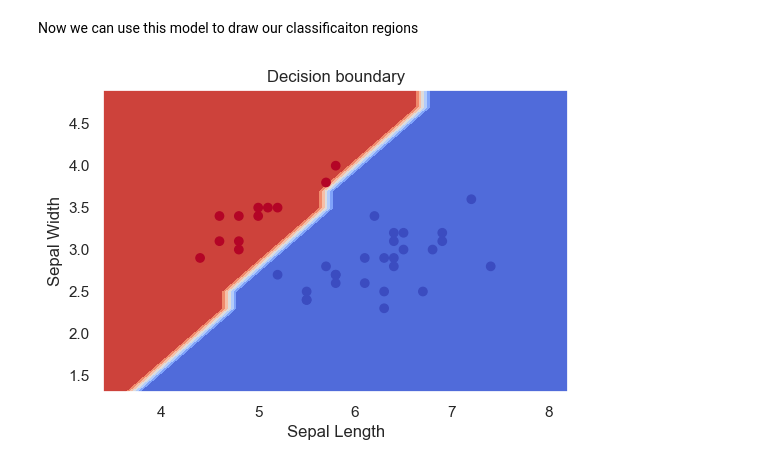
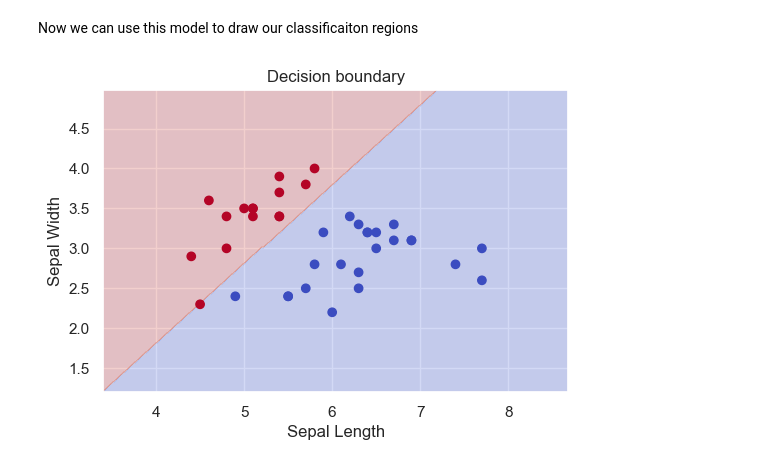
Before and after one commit to mnavjeev/ECON425-W21, a Jupyter notebook: Week 9/week9.ipynb, the cells around one changed output. Drawn from its saved outputs; the diff is of its cells as text; code cells hidden in the pictures.

```diff
--- a/Week 9/week9.ipynb
+++ b/Week 9/week9.ipynb
@@ -189,26 +189,26 @@ SVC(C=10000000000.0, cache_size=200, class_weight=None, coef0=0.0,
 # %% [markdown]
 Now we can use this model to draw our classificaiton regions
 # %%
-h=
+h= 0.02
 x_min, x_max = X_test_2D['sepal_length'].min() - 1, X_test_2D['sepal_length'].max() + 1
 y_min, y_max = X_test_2D['sepal_width'].min() - 1, X_test_2D['sepal_width'].max() + 1
 xx, yy = np.meshgrid(np.arange(x_min, x_max, h),
                      np.arange(y_min, y_max, h))
 # %%
-Z = model.predict(np.c_[xx.ravel(), yy.ravel()])
+Z = model_2D.predict(np.c_[xx.ravel(), yy.ravel()])
 
 # Put the result into a color plot
 Z = Z.reshape(xx.shape)
-plt.contourf(xx, yy, Z, cmap=plt.cm.coolwarm, alpha=1)
+plt.contourf(xx, yy, Z, cmap=plt.cm.coolwarm, alpha=0.25)
 
 # Plot also the training points
 plt.scatter(X_test_2D['sepal_length'], X_test_2D['sepal_width'], c=y_test, cmap=plt.cm.coolwarm)
 plt.xlabel('Sepal Length')
 plt.ylabel('Sepal Width')
 plt.xlim(xx.min(), xx.max())
 plt.ylim(yy.min(), yy.max())
 #plt.xticks(())
 #plt.yticks(())
 plt.title("Decision boundary");
 # %% [output]
-[figure, old version]
+[figure, new version]
```
Also changed, not shown: parts of 9 cells of this notebook.
